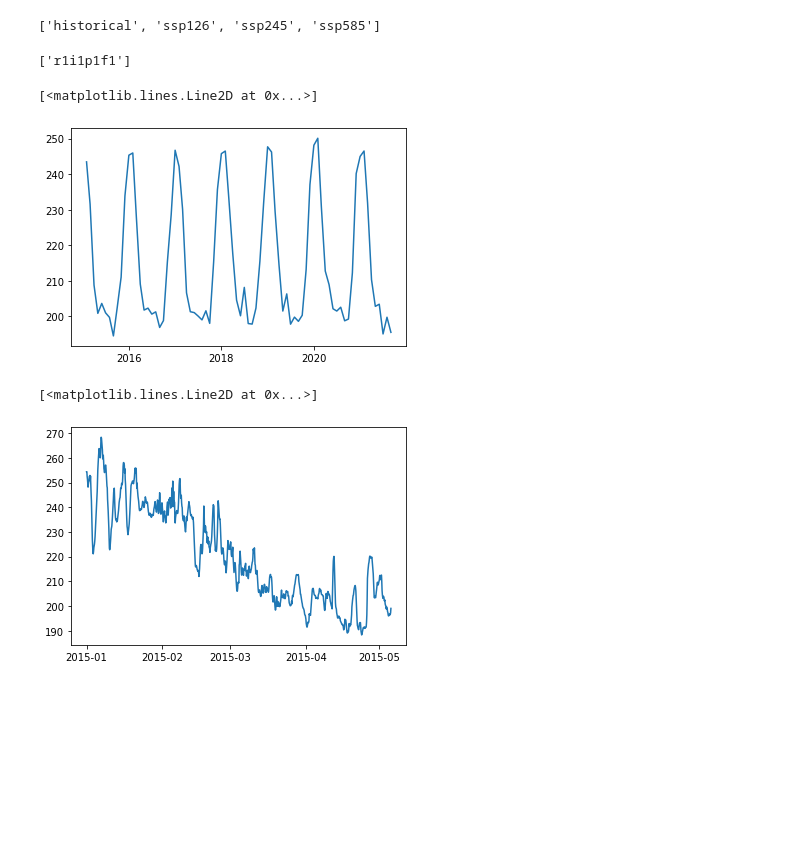
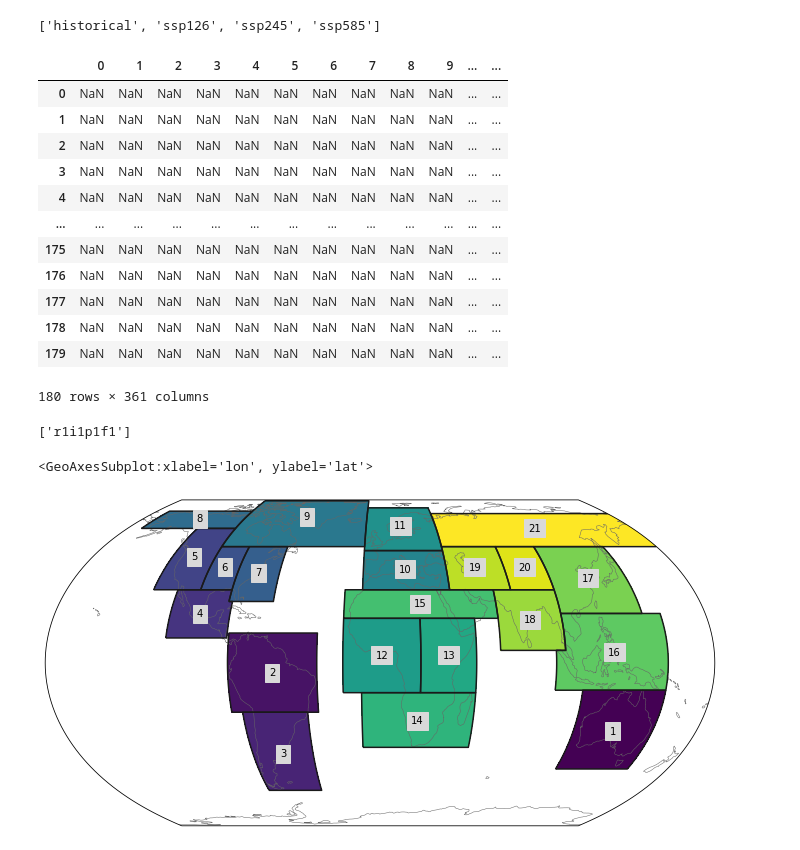
Before and after one commit to cmip6moap/project10, a Jupyter notebook: notebooks/UTCI_changes_over_time.ipynb, the cells around one changed output. Cells and saved outputs as stored; diff of their text form; code cells hidden in the pictures; blank space fills up the shorter version.

Commit message:
Updated notebook to use regionmask

```diff
--- a/notebooks/UTCI_changes_over_time.ipynb
+++ b/notebooks/UTCI_changes_over_time.ipynb
@@ -14,6 +18,26 @@ def convert_days(x):
     return x.years()
 # %% [output]
 ['historical', 'ssp126', 'ssp245', 'ssp585']
+# %%
+popdata = pd.read_csv(
+    "/gws/pw/j05/cop26_hackathons/bristol/project10/population_data/gpw_v4_population_density_adjusted_to_2015_unwpp_country_totals_rev11_2020_1_deg.asc",
+    header=None, sep=" ", skiprows=range(6), na_values=-9999
+)
+popdata
+# %% [output]
+|  | 0 | 1 | 2 | 3 | 4 | 5 | 6 | 7 | 8 | 9 | ... | ... |
+| 0 | NaN | NaN | NaN | NaN | NaN | NaN | NaN | NaN | NaN | NaN | ... | ... |
+| 1 | NaN | NaN | NaN | NaN | NaN | NaN | NaN | NaN | NaN | NaN | ... | ... |
+| 2 | NaN | NaN | NaN | NaN | NaN | NaN | NaN | NaN | NaN | NaN | ... | ... |
+| 3 | NaN | NaN | NaN | NaN | NaN | NaN | NaN | NaN | NaN | NaN | ... | ... |
+| 4 | NaN | NaN | NaN | NaN | NaN | NaN | NaN | NaN | NaN | NaN | ... | ... |
+| ... | ... | ... | ... | ... | ... | ... | ... | ... | ... | ... | ... | ... |
+| 175 | NaN | NaN | NaN | NaN | NaN | NaN | NaN | NaN | NaN | NaN | ... | ... |
+| 176 | NaN | NaN | NaN | NaN | NaN | NaN | NaN | NaN | NaN | NaN | ... | ... |
+| 177 | NaN | NaN | NaN | NaN | NaN | NaN | NaN | NaN | NaN | NaN | ... | ... |
+| 178 | NaN | NaN | NaN | NaN | NaN | NaN | NaN | NaN | NaN | NaN | ... | ... |
+| 179 | NaN | NaN | NaN | NaN | NaN | NaN | NaN | NaN | NaN | NaN | ... | ... |
+180 rows × 361 columns
 # %%
 for subfolder in subfolders[1:2]:
     ssfolders = os.listdir(os.path.join(folder, subfolder))
@@ -25,13 +49,17 @@ for subfolder in subfolders[1:2]:
         resample = data.resample(time="M").mean()
 # %% [output]
 ['r1i1p1f1']
-# %%
-plt.plot(resample.time[:80], resample.utci[:80, 1, 1])
-# %% [output]
-[<matplotlib.lines.Line2D at 0x...>]
-[figure, removed]
-# %%
-plt.plot(data.time[:1000], data.utci[:1000, 1, 1])
-# %% [output]
-[<matplotlib.lines.Line2D at 0x...>]
-[figure, removed]
+# %%
+mask = regionmask.defined_regions.giorgi.mask(resample)
+proj = ccrs.EqualEarth()
+f = plt.figure(figsize=(12,8))
+ax = plt.subplot(111, projection=proj)
+#ax.set_global()
+mask.plot(ax=ax, transform=ccrs.PlateCarree(), add_colorbar=False)
+#ax.coastlines()
+regionmask.defined_regions.giorgi.plot(
+    ax=ax, coastlines=True
+)
+# %% [output]
+<GeoAxesSubplot:xlabel='lon', ylabel='lat'>
+[figure, added]
```
Also changed, not shown: parts of 11 cells of this notebook, 1 other file.
